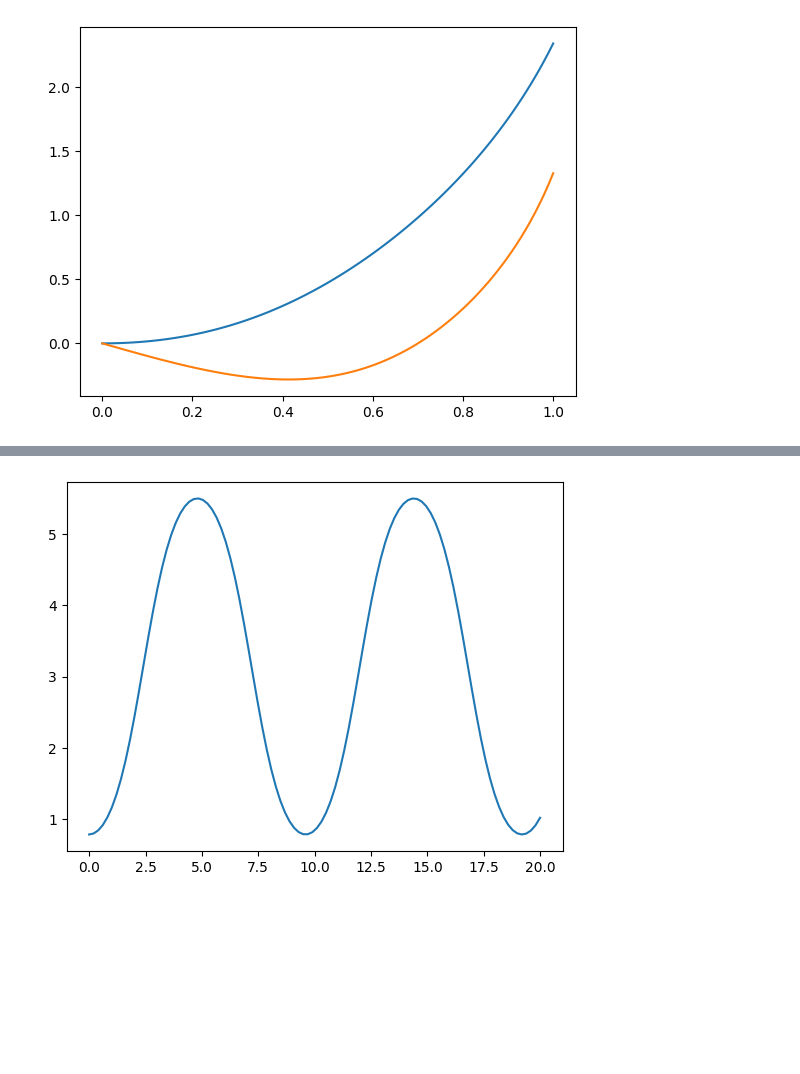
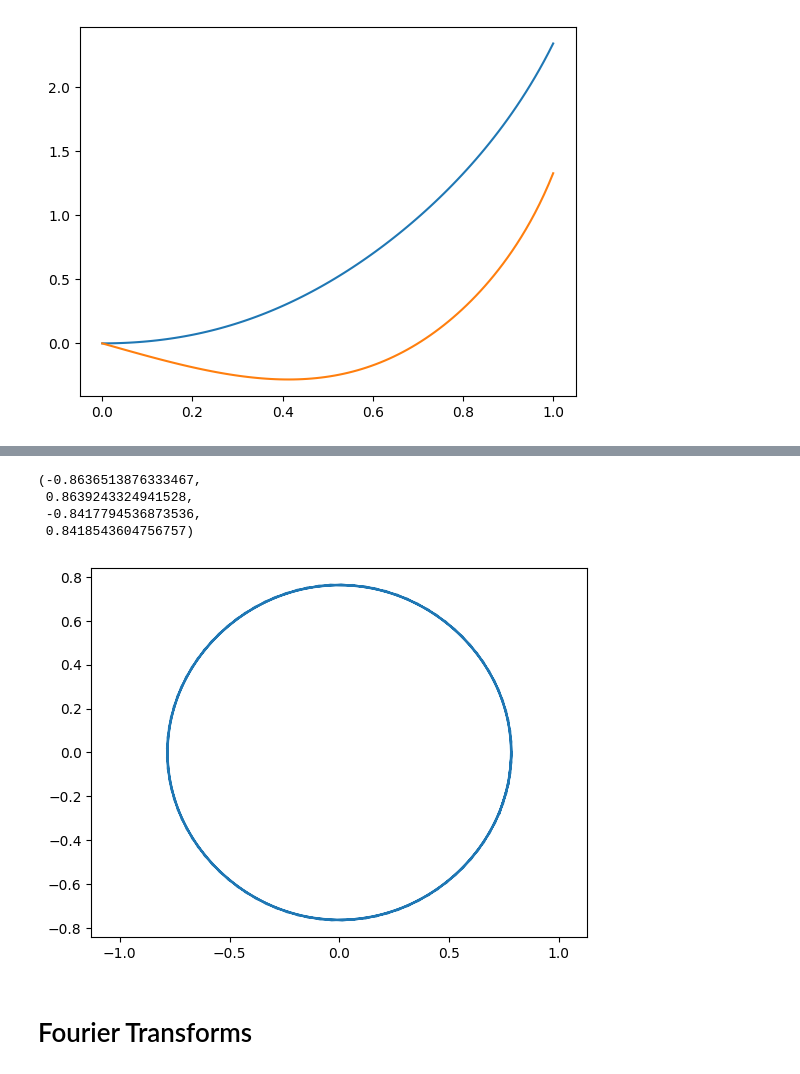
Before and after one commit to ashleysharp/codespaces-jupyter, a Jupyter notebook: notebooks/scipy.ipynb, the cells around one changed output, grey strips where cells are left out. Cells and saved outputs as stored; diff of their text form; code cells hidden in the pictures; blank space fills up the shorter version.

```diff
--- a/notebooks/scipy.ipynb
+++ b/notebooks/scipy.ipynb
@@ -289,8 +371,7 @@ Let $S = (\theta, \omega)$
 def dSdt(S, t):
     theta, omega = S
     return [omega,
-            np.sin(theta)]
-
+            -np.sin(theta)]
 theta0 = np.pi/4
 omega0 = 0
 S0 = (theta0, omega0)
@@ -301,5 +388,11 @@ theta, omega = sol.T
 # %%
-plt.plot(t, theta)
-plt.show()
+plt.plot(theta, omega)
+plt.axis('equal')
 # %% [output]
+(-0.8636513876333467,
+ 0.8639243324941528,
+ -0.8417794536873536,
+ 0.8418543604756757)
-[figure, old version]
+[figure, new version]
+# %% [markdown]
+# Fourier Transforms
```
Also changed, not shown: parts of 16 cells of this notebook.
